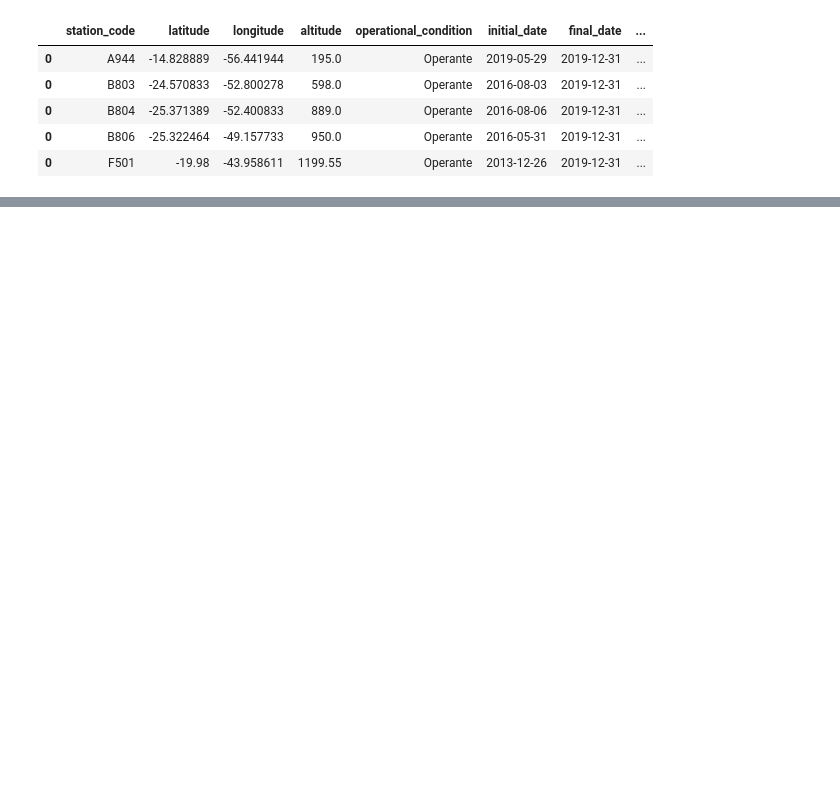
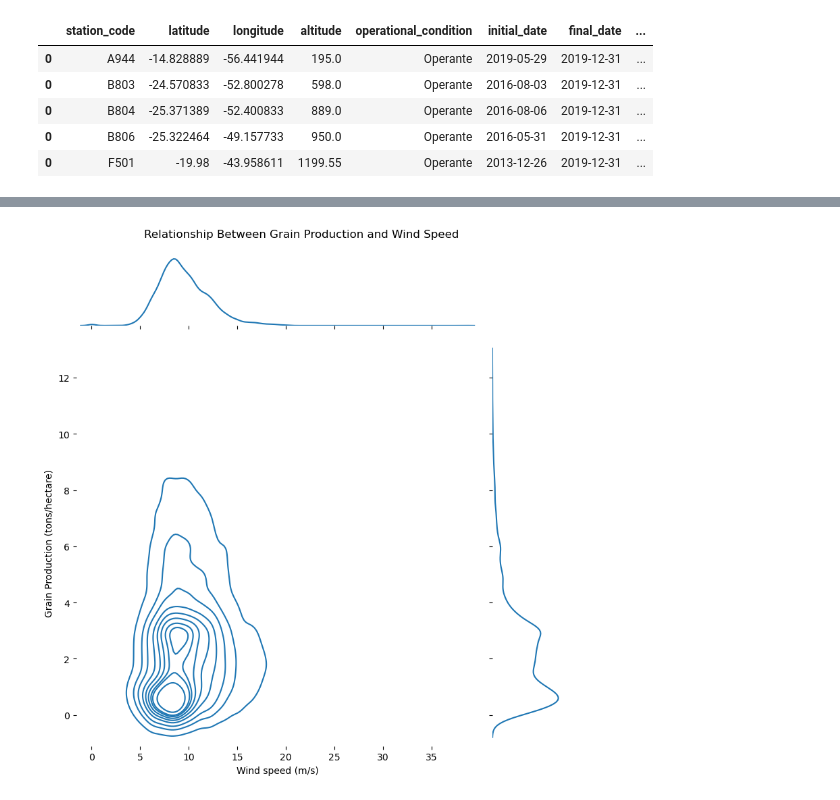
Before and after one commit to Squinelato/eEDB-001-2024-4, a Jupyter notebook: exercise_1/brazil_grain_analysis.ipynb, the cells around one changed output, grey strips where cells are left out. Saved outputs shown, nothing was run; the diff lists cells and outputs as text; code cells hidden in the pictures; blank space fills up the shorter version.

```diff
--- a/exercise_1/brazil_grain_analysis.ipynb
+++ b/exercise_1/brazil_grain_analysis.ipynb
@@ -371,0 +474,16 @@ df_meteorology.to_parquet(
+# %%
+sns.jointplot(
+   data=df_environment_impact,
+   y='production',
+   x='maximum_wind_speed',
+   kind='kde',
+   height=8,
+)
+
+plt.xlabel('Wind speed (m/s)')
+plt.ylabel('Grain Production (tons/hectare)')
+plt.suptitle('Relationship Between Grain Production and Wind Speed', y=1.03)
+
+sns.despine(left=True, bottom=True)
+# %% [output]
+[figure, added]
```
Also changed, not shown: parts of 29 cells of this notebook, 48 other files.
